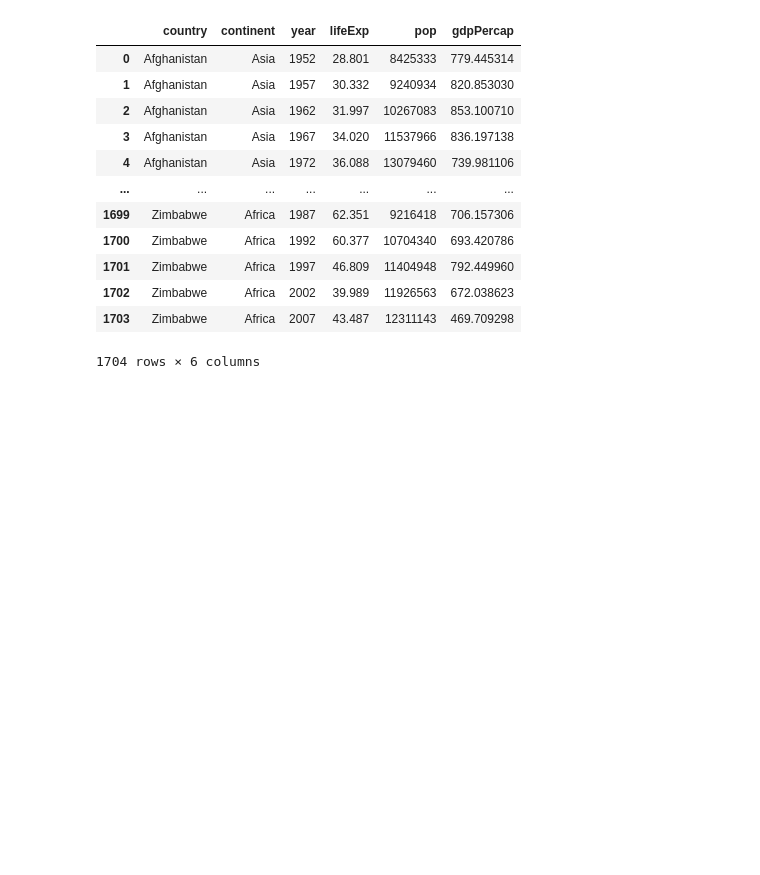
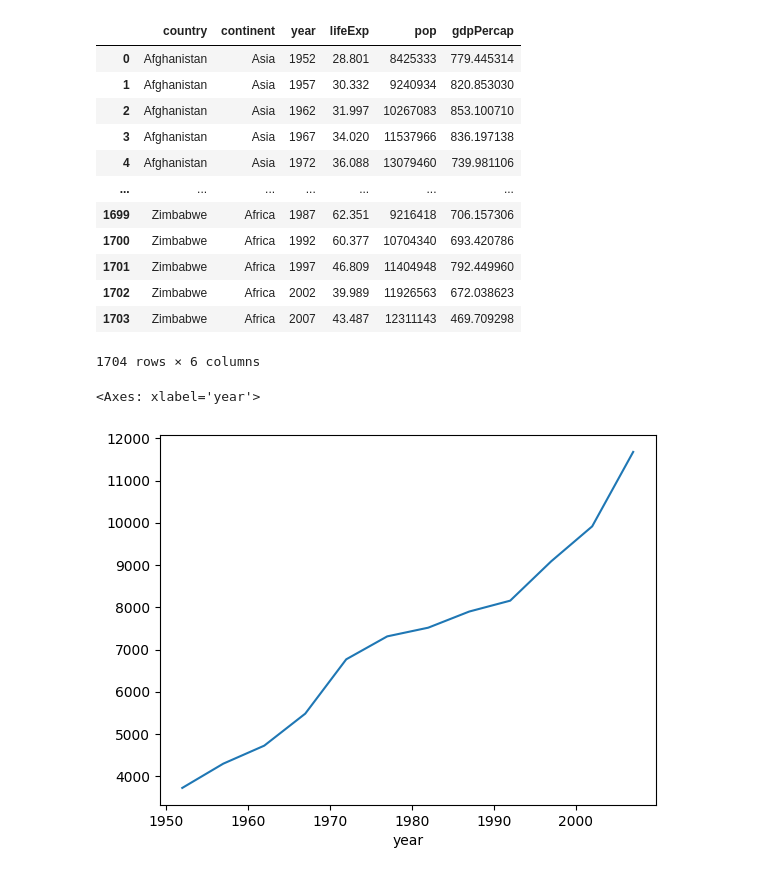
Before and after one commit to yleessam/hipython_rep, a Jupyter notebook: 13_데이터프레임연습.ipynb, the cells around one changed output. Cells and saved outputs as stored; diff of their text form; code cells hidden in the pictures; blank space fills up the shorter version.

```diff
--- a/13_데이터프레임연습.ipynb
+++ b/13_데이터프레임연습.ipynb
@@ -341,3 +341,9 @@ df
 #집계.mean(), max(), min()
 # %%
 #기대수명 평균이 가장 낮은 국가는? 대륙은?
+# %%
+g_df_mean = group_df['gdpPercap'].mean()
+g_df_mean.plot()
+# %% [output]
+<Axes: xlabel='year'>
+[figure, added]
```
Also changed, not shown: parts of 2 cells of this notebook, 1 other file.
